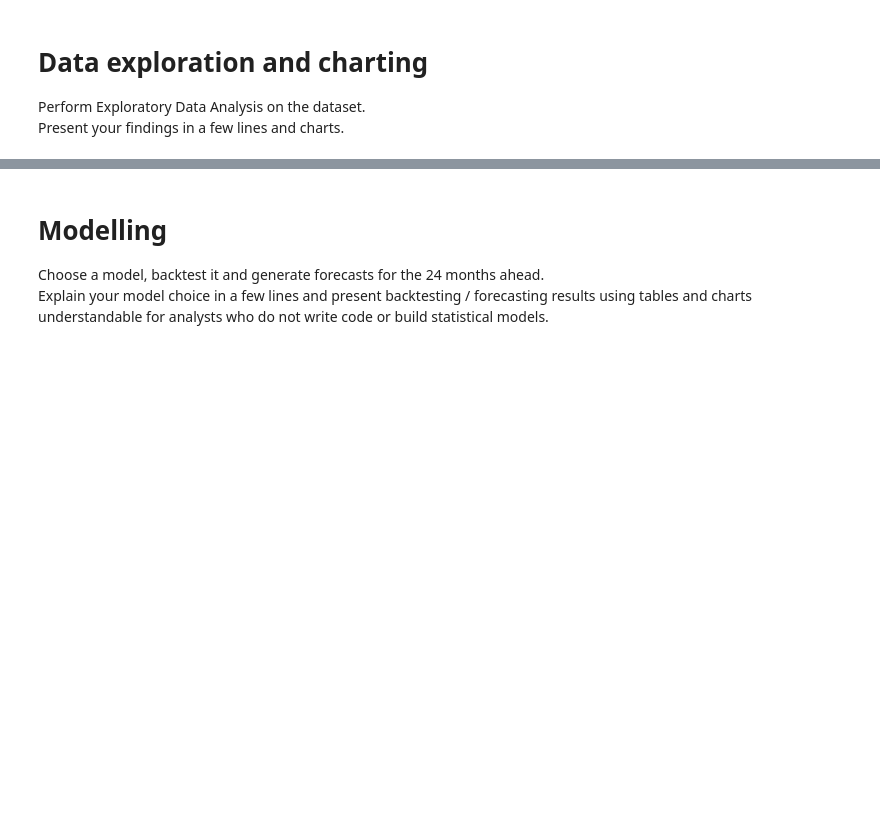
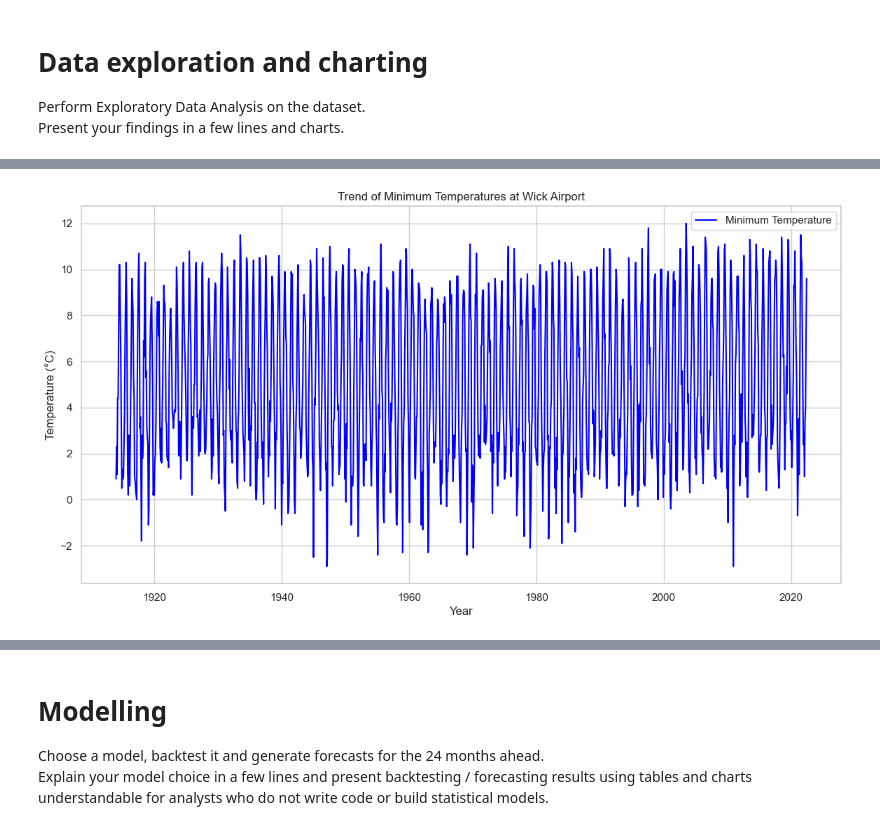
Before and after one commit to ojs77/ea-case-study, a Jupyter notebook: Case study.ipynb, the cells around one changed output, grey strips where cells are left out. Cells and saved outputs as stored; diff of their text form; code cells hidden in the pictures; blank space fills up the shorter version.

```diff
--- a/Case study.ipynb
+++ b/Case study.ipynb
@@ -48,14 +48,6 @@ def generate_data_cleanliness_stats(df):
 
 def clean_data(df):
     def process_estimated_data(df, columns_to_check):
-        """
-        Processes columns in a df to handle estimated data marked with '*'.
-
-        Args:
-        df (pd.DataFrame): df with columns that may contain estimated data values marked with '*'.
-        columns_to_check (list)
-        """
-
         for col in columns_to_check:
             # Remove the asterisk and convert column to numeric type
             if df[col].dtype == object:
@@ -78,9 +70,8 @@ def clean_data(df):
     df = process_estimated_data(df, columns_to_check)
 
     # Replace placeholders like '---' with NaN and convert temperature readings from strings to floats, if not already done
-    if df['tmax'].dtype == object:
-        columns_to_convert = ['tmax', 'tmin', 'af', 'rain']
-        df[columns_to_convert] = df[columns_to_convert].replace('---', np.nan).apply(pd.to_numeric, errors='coerce')
+    columns_to_convert = ['tmax', 'tmin', 'af', 'rain']
+    replace_placeholders_with_NaN(df, columns_to_convert)
 
     # Convert the 'yyyy' and 'mm' columns into a single datetime column representing the first day of each month
     if "date" not in df.columns:
@@ -92,6 +83,11 @@ def clean_data(df):
     df = interpolate_column(df, "tmax", "time")
 
     return df
+
+def replace_placeholders_with_NaN(df, columns_to_convert):
+    for column in columns_to_convert:
+        if df[column].dtype == object:
+            df[column] = df[column].replace('---', np.nan).apply(pd.to_numeric, errors='coerce')
 
 
 def check_data_integrity(df):
@@ -147,5 +143,67 @@ dtype: int64
 Perform Exploratory Data Analysis on the dataset.<br>
 Present your findings in a few lines and charts.
 # %%
-wick_airport_data.head()
+import matplotlib.pyplot as plt
+import seaborn as sns
+from statsmodels.tsa.seasonal import seasonal_decompose
+from statsmodels.tsa.stattools import adfuller
+
+# Set visual style for plots
+sns.set(style="whitegrid")
+
+column_name_taxonomy = {
+    "tmin": "Minimum Temperature",
+    "tmax": "Maximum Temperature",
+}
+
+# Descriptive statistics for the data
+def run_exploratory_data_analysis(column_name):
+    def descriptive_stats(df):
+        descriptive_stats = df.describe()
+        print(descriptive_stats)
+
+    def plot_min_temps(df):
+        # Plotting the trend of minimum temperatures over time
+        plt.figure(figsize=(14, 7))
+        plt.plot(df.index, df[column_name], label=f'{column_name_taxonomy[column_name]}', color='blue')
+        plt.title(f'Trend of {column_name_taxonomy[column_name]}s at Wick Airport')
+        plt.xlabel('Year')
+        plt.ylabel('Temperature (°C)')
+        plt.legend()
+        plt.show()
+        return descriptive_stats
+
+    def plot_seasonality(df):
+        # Create a column for month to facilitate monthly analysis
+        df['month'] = df.index.month
+
+        # Plotting monthly averages of minimum temperatures to observe seasonality
+        monthly = df.groupby('month')[column_name].mean()
+
+        plt.figure(figsize=(10, 5))
+        sns.barplot(x=monthly.index, y=monthly.values, color='skyblue')
+        plt.title(f'Average Monthly {column_name_taxonomy[column_name]}s')
+        plt.xlabel('Month')
+        plt.ylabel('Average Temperature (°C)')
+        plt.xticks(ticks=range(0, 12), labels=['Jan', 'Feb', 'Mar', 'Apr', 'May', 'Jun', 'Jul', 'Aug', 'Sep', 'Oct', 'Nov', 'Dec'])
+        plt.show()
+
+    # Function to test stationarity
+    def test_stationarity(timeseries):
+        result = adfuller(timeseries.dropna())  # Dickey-Fuller test
+        print(f"Stationary Test ({column_name_taxonomy[column_name]}):")
+        print('ADF Statistic: %f' % result[0])
+        print('p-value: %f' % result[1])
+        print('Critical Values:')
+        for key, value in result[4].items():
+            print('\t%s: %.3f' % (key, value))
+
+    descriptive_stats(wick_airport_data)
+    plot_min_temps(wick_airport_data)
+    plot_seasonality(wick_airport_data)
+    test_stationarity(wick_airport_data[column_name])
+
+
+run_exploratory_data_analysis("tmin")
+run_exploratory_data_analysis("tmax")
 # %% [output]
@@ -158,0 +229 @@ wick_airport_data.head()
+[figure, added]
```
Also changed, not shown: parts of 3 cells of this notebook.
